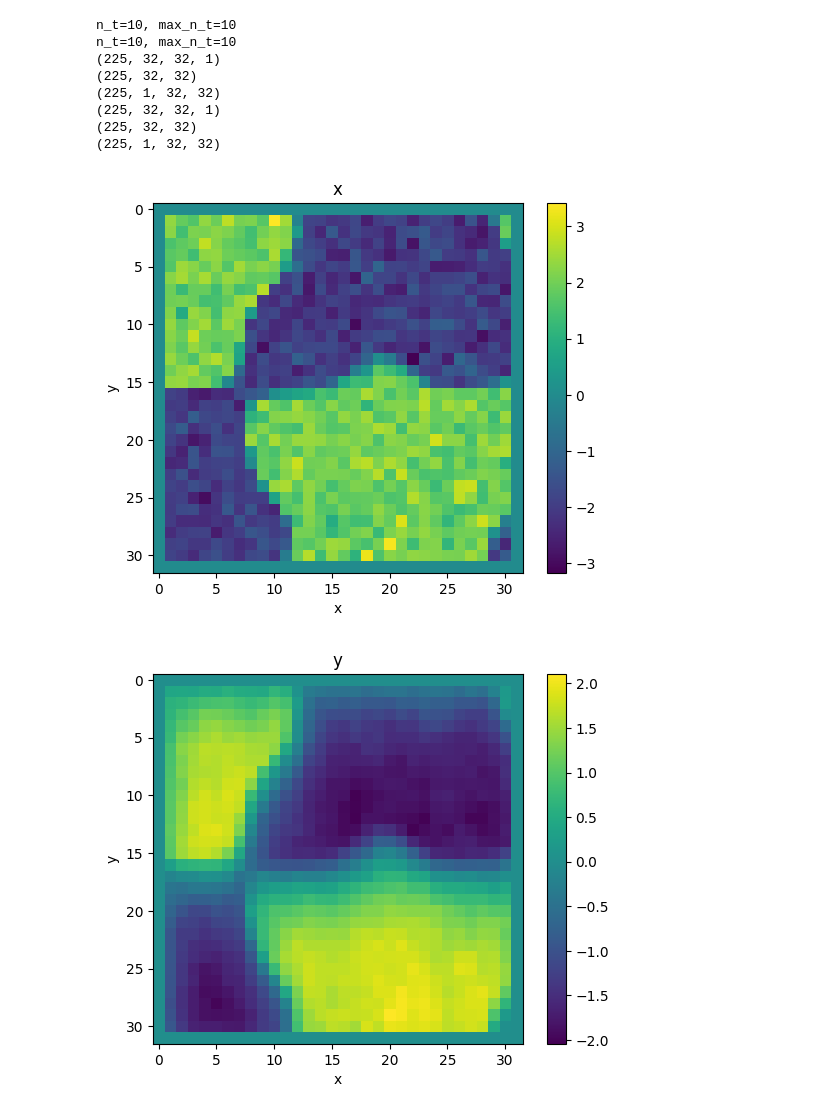
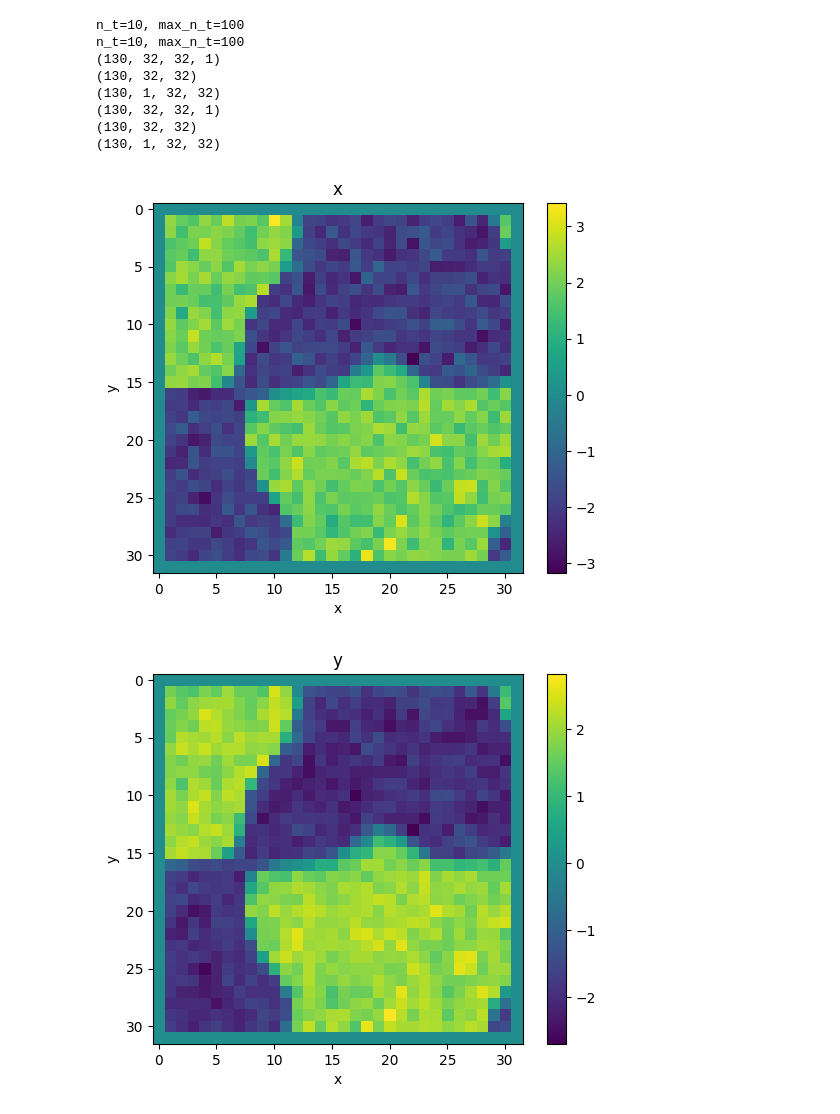
Before and after one commit to jakinng/A-PINN, a Jupyter notebook: neural_operator.ipynb, the cells around one changed output. Cells and saved outputs as stored; diff of their text form; code cells hidden in the pictures.

```diff
--- a/neural_operator.ipynb
+++ b/neural_operator.ipynb
@@ -62,13 +62,13 @@ device = 'cpu'
 data_processor = DefaultDataProcessor()
 data_processor = data_processor.to(device)
 # %%
-folder = "/content/drive/MyDrive/superUROP/2024-03-01"
+folder = "/content/drive/MyDrive/superUROP/2024-03-10"
 N = 32
 def description(i = None):
     if i is None:
-        return f"adv-diff_2_dirichlet_32x32_dt0.03_newton"
+        return f"adv-diff_2_dirichlet_32x32_dt0.003_newton"
     else:
-        return f"adv-diff_2_dirichlet_32x32_{i}_dt0.03_newton"
+        return f"adv-diff_2_dirichlet_32x32_{i}_dt0.003_newton"
 
 
 """
@@ -124,8 +124,8 @@ def load_data(n_t, i_start, i_stop, description, show = False):
     predict = initial - next
     return initial, predict, next
 
-train_i = (0, 75)
-test_i = (75, 100)
+train_i = (0, 69)
+test_i = (70, 83)
 initial, predict, next = load_data(10, *train_i, description = description, show = False)
 
 # for i, n in zip(initial, next):
@@ -170,42 +170,42 @@ X = torch.tensor(initial, dtype = torch.float32)
 Y = torch.tensor(next, dtype = torch.float32)
 dataset = TensorDataset(X, Y)
 
 # print(dataset[0]['x'].shape)
 # print(dataset[0]['y'].shape)
 
 # loader = DataLoader(list(zip(X, Y)), shuffle=True, batch_size=16)
 test_loader = DataLoader(dataset, shuffle=True, batch_size=16)
 test_loaders = {'32': test_loader, 'train': train_loader}
 
 dataset = train_loader.dataset
 for i in range(1):
     for x, y in zip(dataset[i]['x'], dataset[i]['y']):
         plot_data(x.detach().numpy(), title = "x", show = True)
         plot_data(y.detach().numpy(), title = "y", show = True)
 
 # for X_batch, Y_batch in loader:
 #     # print(X_batch, y_batch)
 #     print(f"{X_batch.shape=}")
 #     plot_data(np.squeeze(X_batch.numpy()[0]), "Initial", show = True)
 #     plot_data(np.squeeze(Y_batch.numpy()[0]), "Next", show = True)
 
 # print(train_loader)
 # print(loader)
 # print(train_loader.dataset[0]['x'].shape)
 # test_loader = test_loaders['32']
 # print(test_loader.dataset[0]['x'].shape)
 # print(train_loader_darcy.dataset[0]['x'].shape)
 # %% [output]
-n_t=10, max_n_t=10
-n_t=10, max_n_t=10
-(225, 32, 32, 1)
-(225, 32, 32)
-(225, 1, 32, 32)
-(225, 32, 32, 1)
-(225, 32, 32)
-(225, 1, 32, 32)
+n_t=10, max_n_t=100
+n_t=10, max_n_t=100
+(130, 32, 32, 1)
+(130, 32, 32)
+(130, 1, 32, 32)
+(130, 32, 32, 1)
+(130, 32, 32)
+(130, 1, 32, 32)
 [figure]
-[figure, old version]
+[figure, new version]
 # %%
 #@title Trainer
 
```
Also changed, not shown: parts of 8 cells of this notebook.
